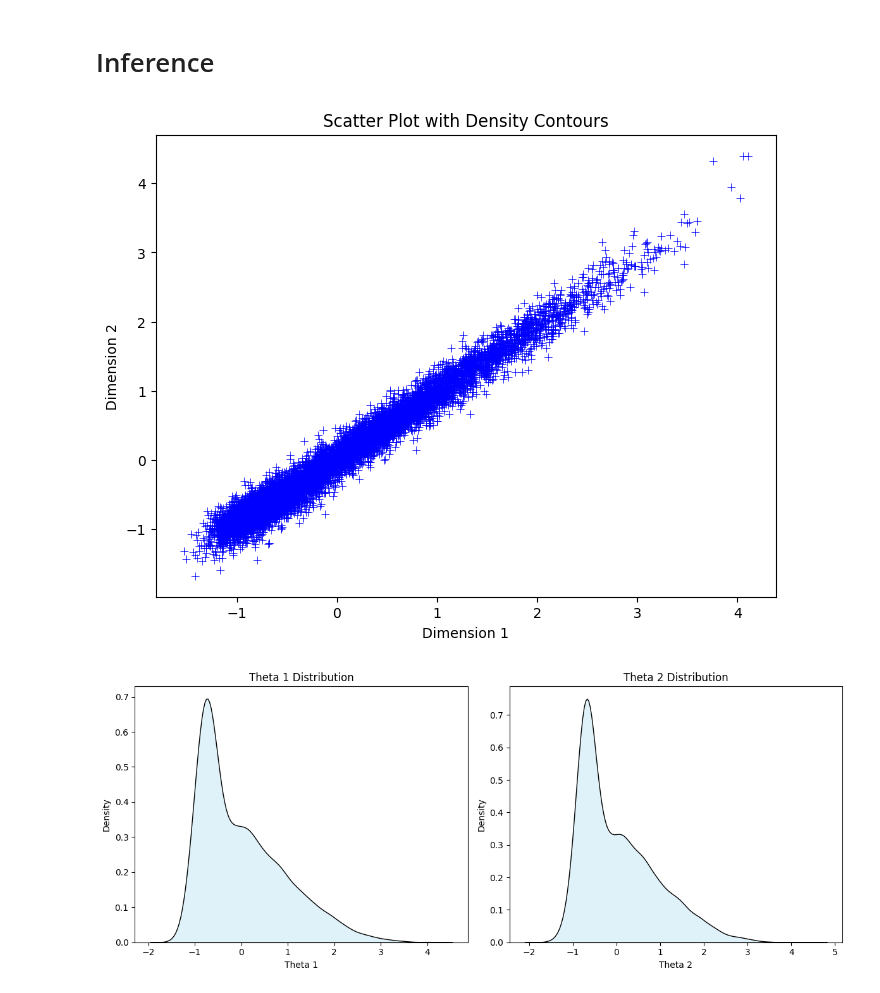
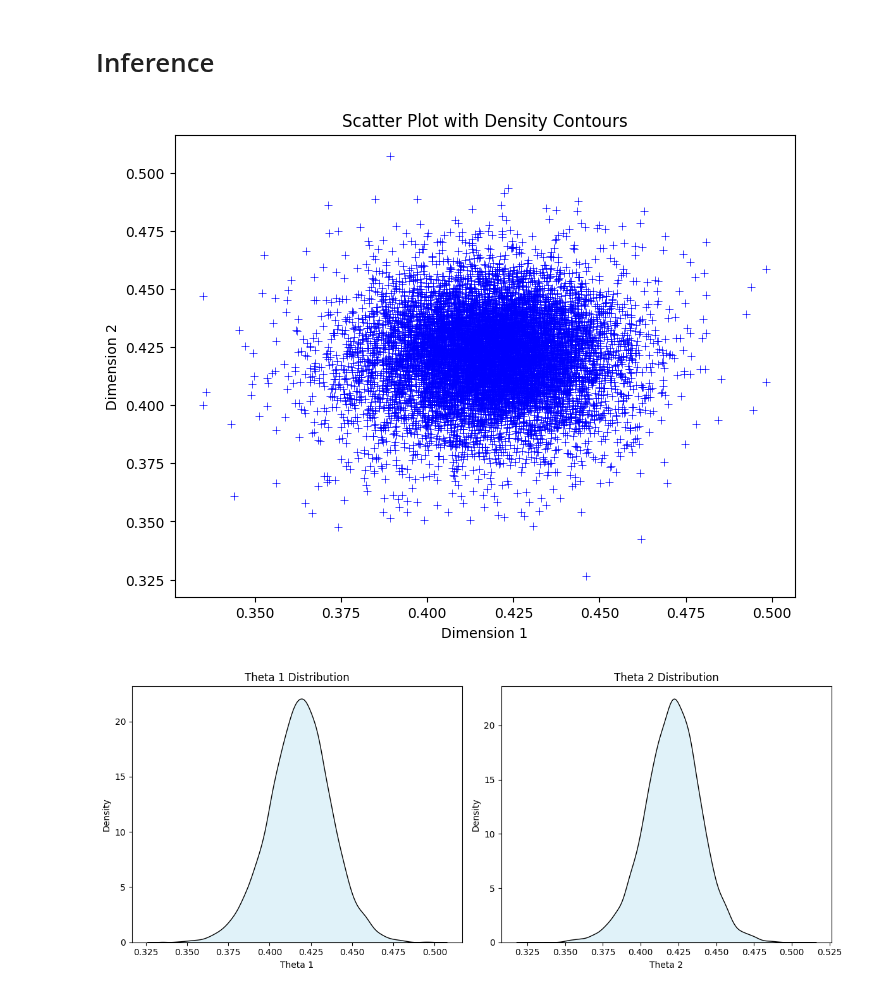
Before and after one commit to mayank05942/CVAEI, a Jupyter notebook: notebooks/two_moon_test.ipynb, the cells around one changed output. Cells and saved outputs as stored; diff of their text form; code cells hidden in the pictures.

```diff
--- a/notebooks/two_moon_test.ipynb
+++ b/notebooks/two_moon_test.ipynb
@@ -70,11 +70,11 @@ two_moons.plot_prior(train_theta_norm)
 # Define the CVAE Network
 # %%
 input_dim = 2
-latent_dim = 20
+latent_dim = 10
 conditional_dim = 2
-encoder_hidden_dims = [100]
-decoder_hidden_dims = [2048,2048]
-activation_fn = nn.ReLU()
+encoder_hidden_dims = [128]
+decoder_hidden_dims = [1024,1024]
+activation_fn = nn.LeakyReLU(0.1)
 
 network = CVAE(input_dim=input_dim,
                latent_dim=latent_dim,
@@ -82,24 +82,21 @@ network = CVAE(input_dim=input_dim,
                 conditional_dim=conditional_dim,
                 encoder_hidden_dims=encoder_hidden_dims,
                 decoder_hidden_dims=decoder_hidden_dims,
-                activation_fn = activation_fn)
+                activation_fn = activation_fn,
+                w_recon=1.0,
+                w_misfit=1.0)
 
 
-optimizer = optim.AdamW(network.parameters(), lr=1e-3)
+optimizer = optim.AdamW(network.parameters(), lr=1e-4)
 
 
 train_dataset = TensorDataset(train_data_norm, train_theta_norm)
 val_dataset = TensorDataset(val_data_norm, val_theta_norm)
 
-train_loader = DataLoader(dataset=train_dataset, batch_size=1024, shuffle=True)
-validation_loader = DataLoader(dataset=val_dataset, batch_size=1024, shuffle=False)
+train_loader = DataLoader(dataset=train_dataset, batch_size=4024, shuffle=True)
+validation_loader = DataLoader(dataset=val_dataset, batch_size=4024, shuffle=False)
 
 
-train_dataset = TensorDataset(train_data_norm, train_theta_norm)
-train_dataset = TensorDataset(train_data_norm, train_theta_norm)
-
-train_loader = DataLoader(dataset=train_dataset, batch_size=1024, shuffle=True)
-
 print(network)
 # %% [output]
 CVAE(
@@ -125,10 +122,11 @@ CVAE(
 network.train_model(train_loader=train_loader,
                     validation_loader= validation_loader,
                     optimizer=optimizer,
-                    epochs=10,
-                    device=device,
+                    epochs=100,
+                    num_cycles = 4,
                     theta_normalizer=theta_normalizer,
                     data_normalizer=data_normalizer,
-                    forward_model= two_moons.simulator)
+                    forward_model= two_moons.simulator,
+                    patience=100)
 # %% [output]
 Using CPU for training.
@@ -160,11 +162,12 @@ post = theta_normalizer.inverse_transform(post)
 # %%
 two_moons.plot_posterior(post)
 # %% [output]
-[figure, old version]
+[figure, new version]
 # %%
 two_moons.posterior_hist(post, kde = True)
+post = theta_normalizer.inverse_transform(post)
 # %% [output]
-[figure, old version]
+[figure, new version]
 # %%
 two_moons.analytic_posterior()
 # %% [output]
```
Also changed, not shown: parts of 9 cells of this notebook, 2 other files.
